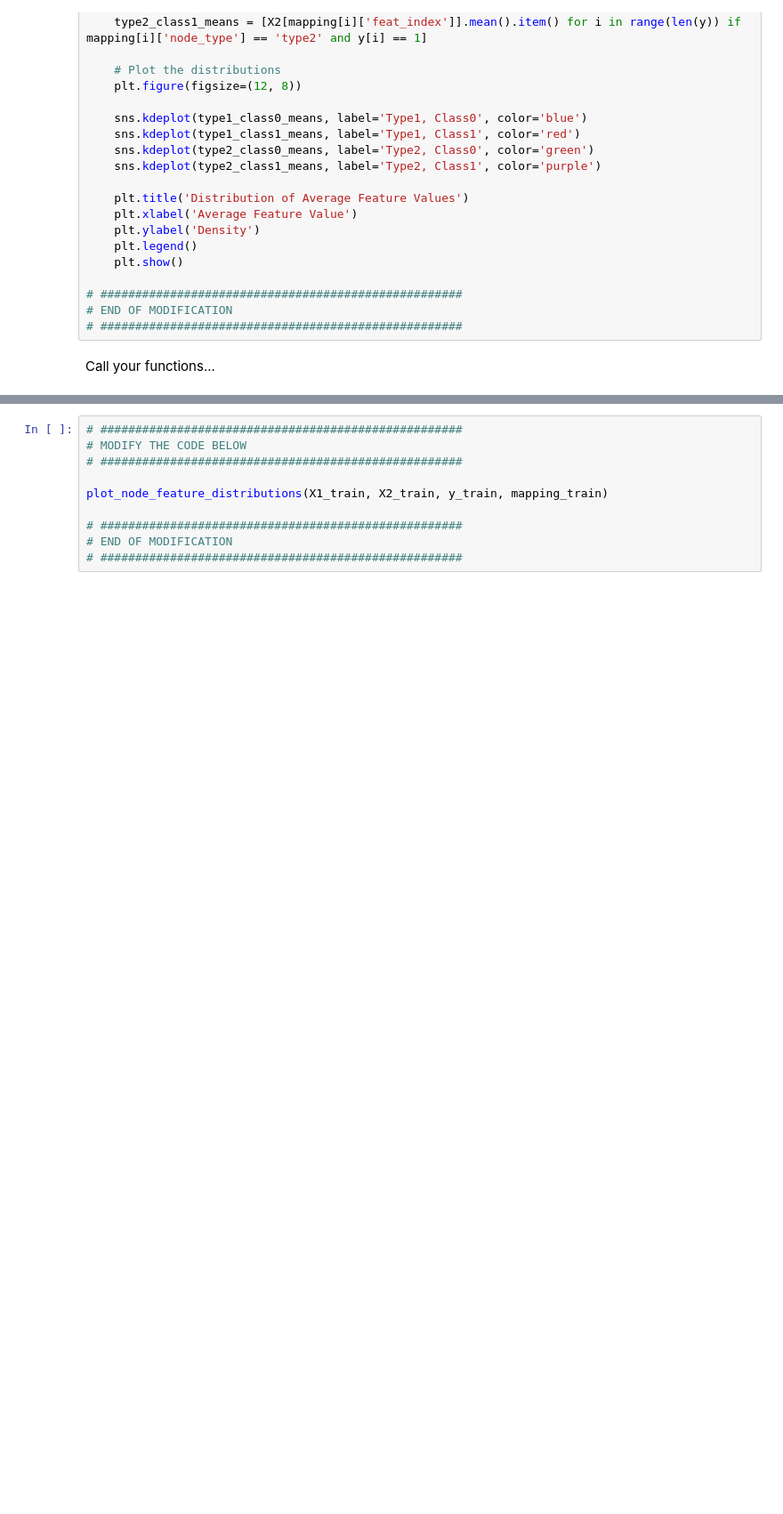
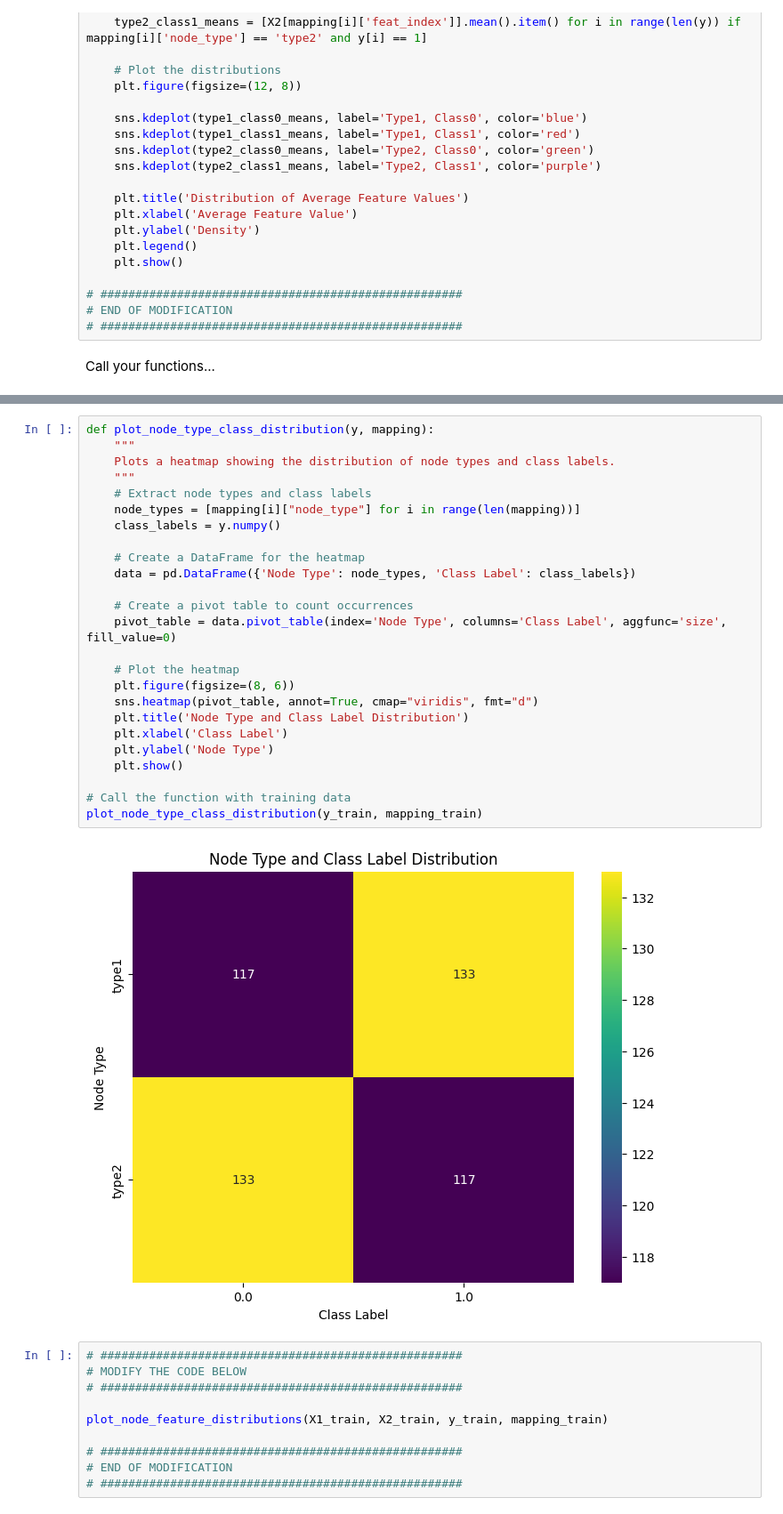
Before and after one commit to StevenChenWaiHo/Graph-Neural-Network, a Jupyter notebook: dgl_2425_cw1/q2_heterogeneous_node_classifcation.ipynb, the cells around one changed output, grey strips where cells are left out. Shown at 89% size. Cells and saved outputs as stored; diff of their text form; blank space fills up the shorter version.

```diff
--- a/dgl_2425_cw1/q2_heterogeneous_node_classifcation.ipynb
+++ b/dgl_2425_cw1/q2_heterogeneous_node_classifcation.ipynb
@@ -241,3 +243,30 @@ plot_graph(A_train, y_train, mapping_train)
+# %%
+def plot_node_type_class_distribution(y, mapping):
+    """
+    Plots a heatmap showing the distribution of node types and class labels.
+    """
+    # Extract node types and class labels
+    node_types = [mapping[i]["node_type"] for i in range(len(mapping))]
+    class_labels = y.numpy()
+
+    # Create a DataFrame for the heatmap
+    data = pd.DataFrame({'Node Type': node_types, 'Class Label': class_labels})
+
+    # Create a pivot table to count occurrences
+    pivot_table = data.pivot_table(index='Node Type', columns='Class Label', aggfunc='size', fill_value=0)
+
+    # Plot the heatmap
+    plt.figure(figsize=(8, 6))
+    sns.heatmap(pivot_table, annot=True, cmap="viridis", fmt="d")
+    plt.title('Node Type and Class Label Distribution')
+    plt.xlabel('Class Label')
+    plt.ylabel('Node Type')
+    plt.show()
+
+# Call the function with training data
+plot_node_type_class_distribution(y_train, mapping_train)
+# %% [output]
+[figure, added]
 # %%
 # ####################################################
 # MODIFY THE CODE BELOW
```
Also changed, not shown: parts of 7 cells of this notebook.
